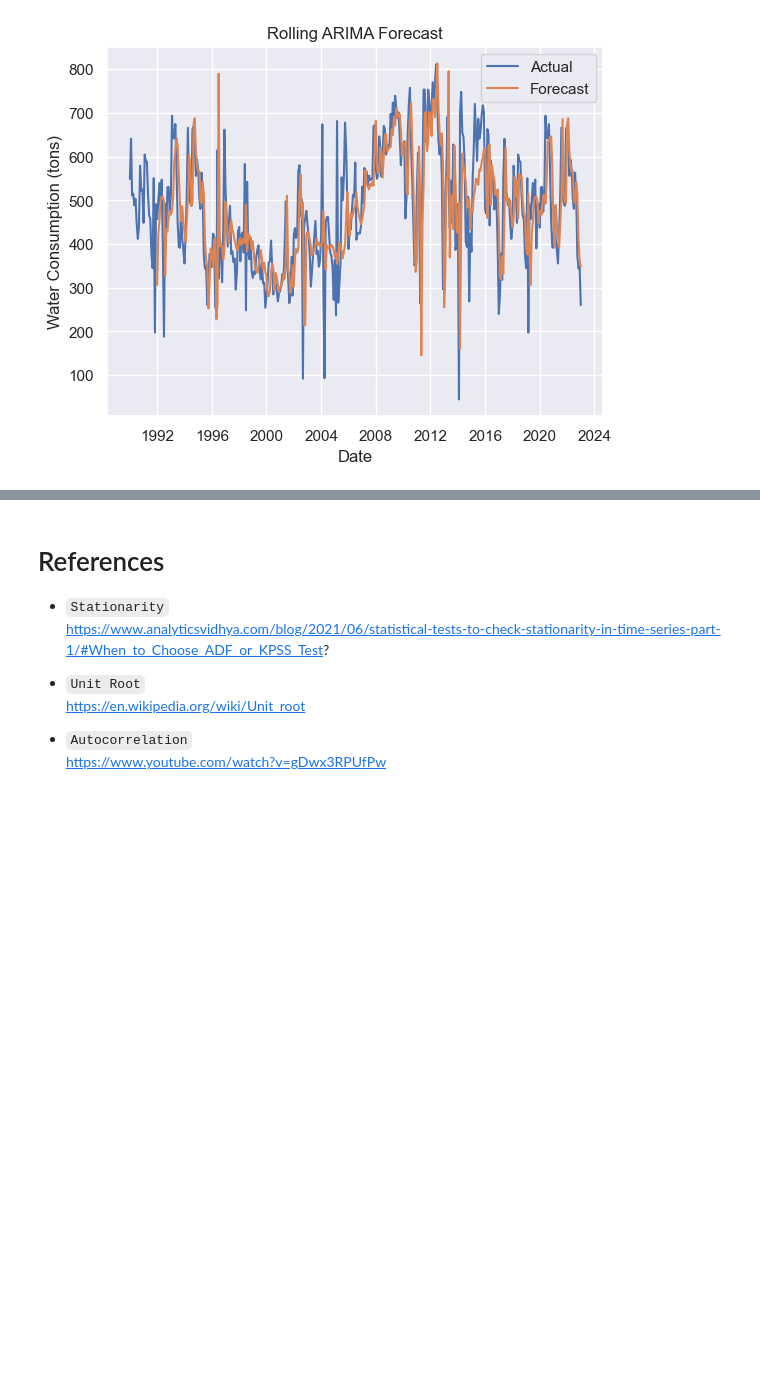
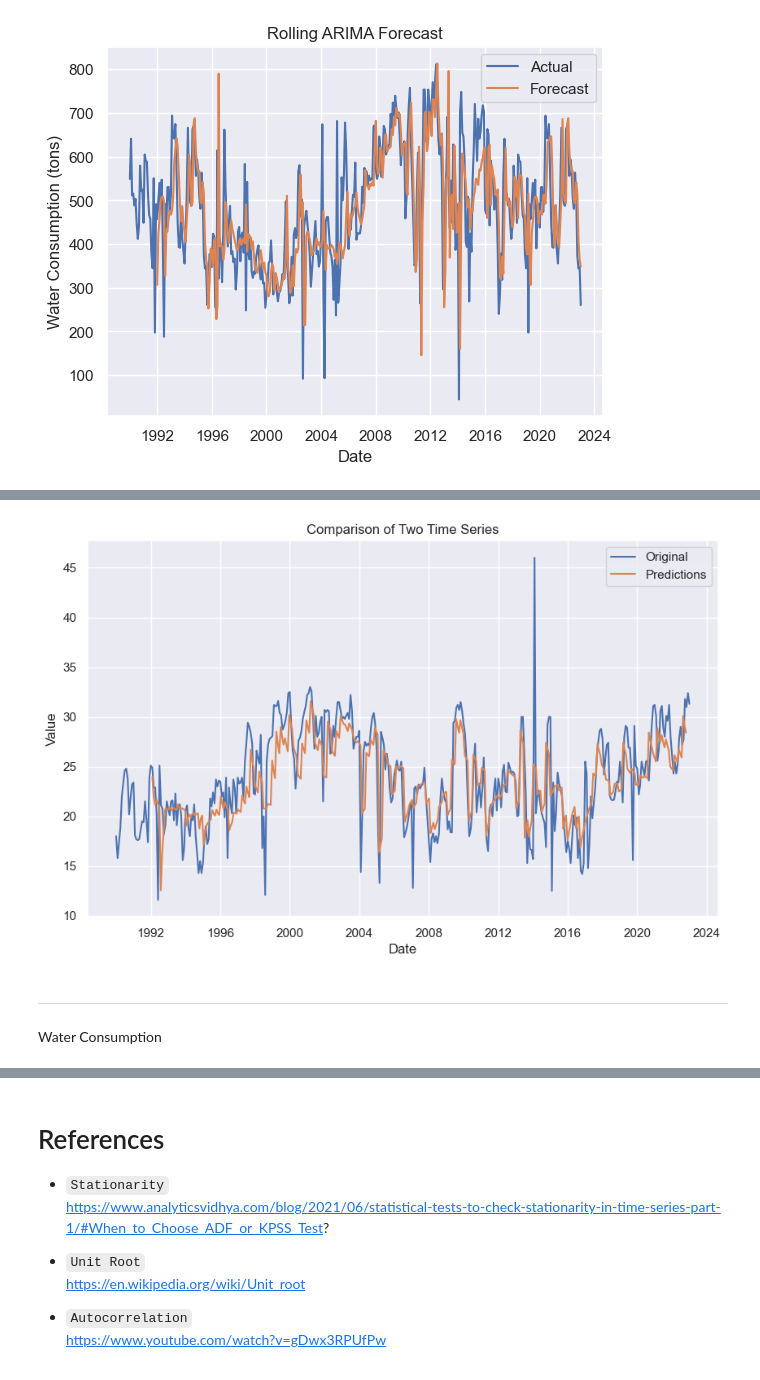
Before and after one commit to ahmakhoo/Forecasting-Clustering-Project, a Jupyter notebook: CA2 part 1.ipynb, the cells around one changed output, grey strips where cells are left out. Cells and saved outputs as stored; diff of their text form; code cells hidden in the pictures; blank space fills up the shorter version.

```diff
--- a/CA2 part 1.ipynb
+++ b/CA2 part 1.ipynb
@@ -1116,0 +1360,7 @@ plt.show()
+# %%
+predictions_df, scores_df, average_mape, average_mae = rolling_forecast(df, 'Gas Consumption (tons)', 24, 3, 'ARIMA', (1, 0, 1))
+
+display(predictions_df)
+display(scores_df)
+print("Average MAPE:", average_mape)
+print("Average MAE:", average_mae)
@@ -1116,0 +1447,5 @@ plt.show()
+# %%
+import pandas as pd
+# set the dates i created as the index
+
+predictions = predictions_df.set_index(result['Date'])
@@ -1117,17 +1469,16 @@ plt.show()
 # %%
-# import matplotlib.pyplot as plt
+plt.figure(figsize=(10, 6))
 
-# # Plot the original time series
-# plt.plot(df.index, df['Gas Consumption (tons)'], label='Original Time Series')
+plt.plot(df.index, df['Gas Consumption (tons)'], label='Original')
 
-# # Plot the forecasted values
-# plt.plot(forecast_df.index, forecast_df['Gas Consumption Forecast'], label='Forecasted Time Series')
+plt.plot(predictions.index, predictions['Prediction'], label='Predictions')
 
-# # Set plot labels and legend
-# plt.xlabel('Date')
-# plt.ylabel('Value')
-# plt.title('Original Time Series vs Forecasted Time Series')
-# plt.legend()
+plt.xlabel('Date')
+plt.ylabel('Value')
+plt.title('Comparison of Two Time Series')
 
-# # Show the plot
-# plt.show()
+plt.legend()
+
+plt.show()
+# %% [output]
+[figure, added]
@@ -1170,0 +1485,4 @@ plt.show()
+# %% [markdown]
+---
+# %% [markdown]
+Water Consumption
```
Also changed, not shown: parts of 34 cells of this notebook.
